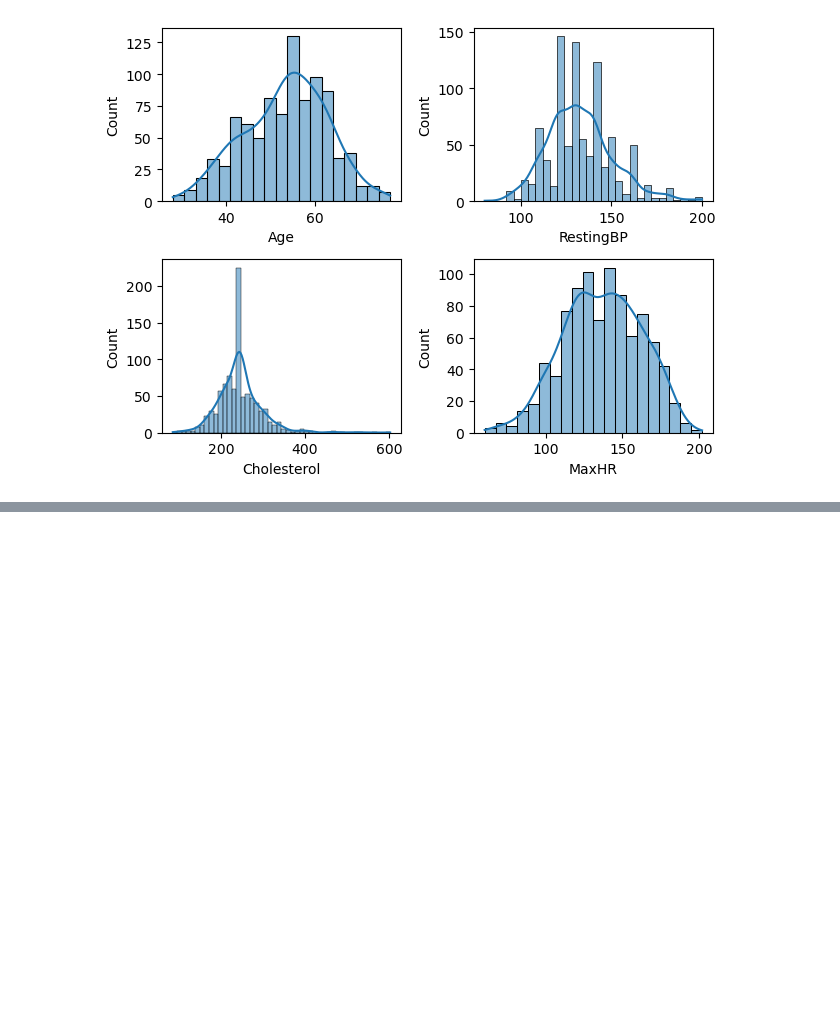
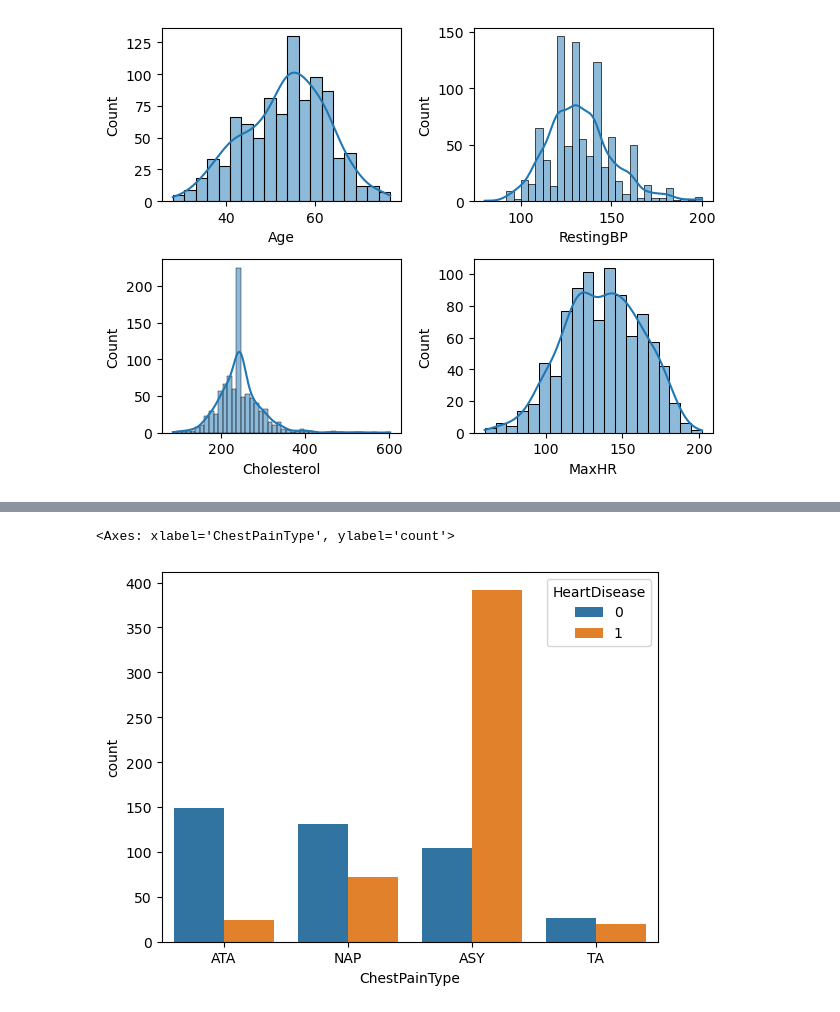
Before and after one commit to lkshaysharmma2005/Python-Libraries, a Jupyter notebook: Project-2/Project-2.ipynb, the cells around one changed output, grey strips where cells are left out. Drawn from its saved outputs; the diff is of its cells as text; code cells hidden in the pictures; blank space fills up the shorter version.

```diff
--- a/Project-2/Project-2.ipynb
+++ b/Project-2/Project-2.ipynb
@@ -176,0 +182,5 @@ plt.tight_layout()
+# %%
+sns.countplot(x = df['ChestPainType'],hue=df['HeartDisease'])
+# %% [output]
+<Axes: xlabel='ChestPainType', ylabel='count'>
+[figure, added]
```
Also changed, not shown: parts of 3 cells of this notebook.
